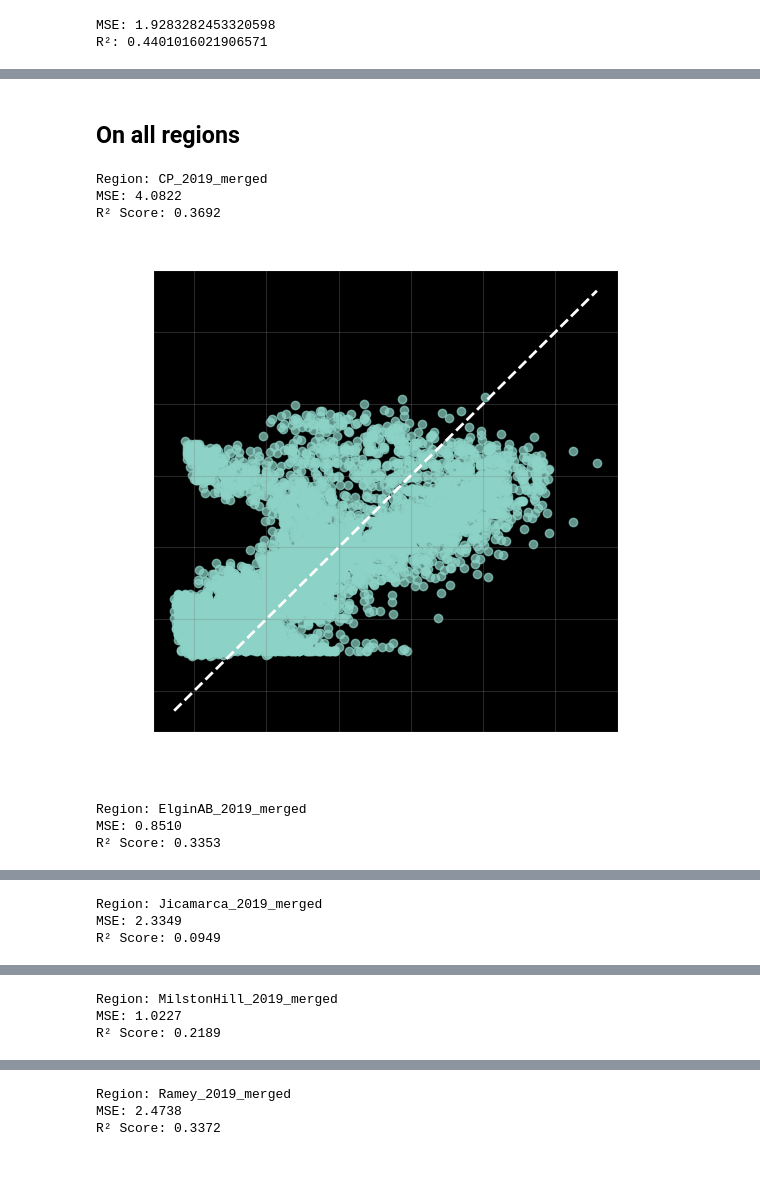
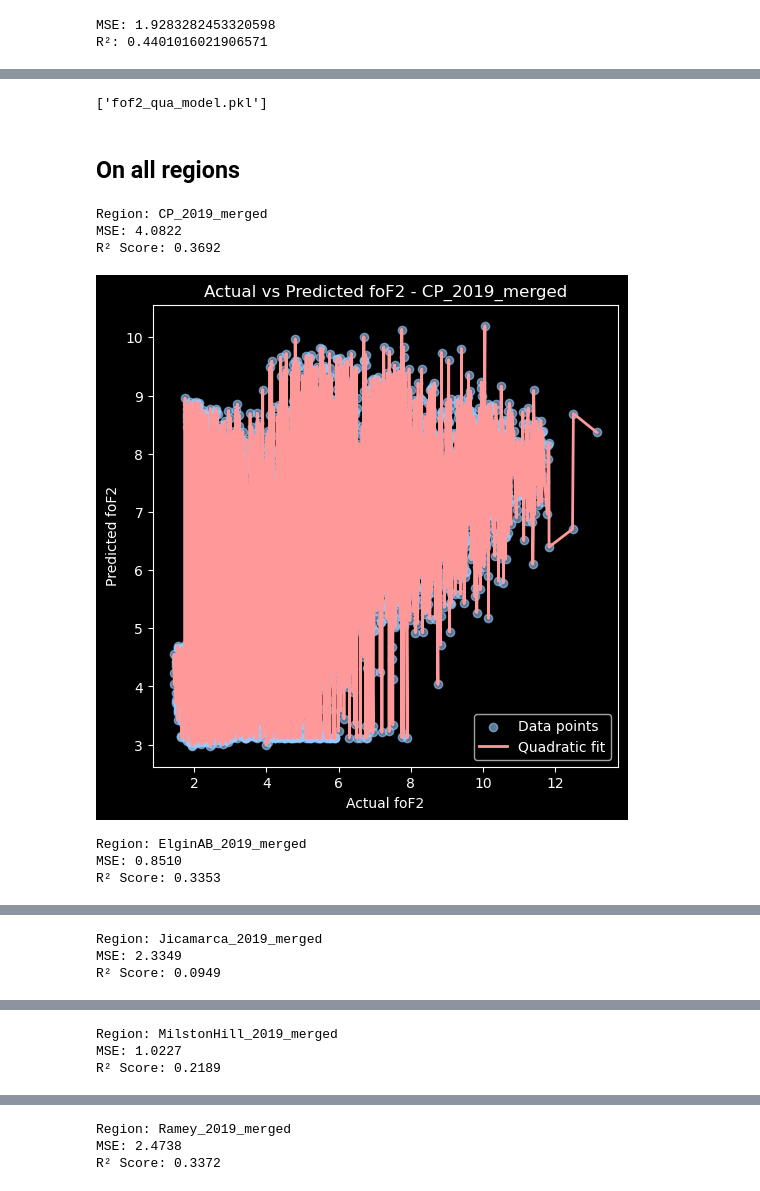
Before and after one commit to laibaa1209/Ionospheric-foF2-Modeling-ANN-ML-IRI, a Jupyter notebook: ML/quadratic_reg.ipynb, the cells around one changed output, grey strips where cells are left out. Drawn from its saved outputs; the diff is of its cells as text; code cells hidden in the pictures.

```diff
--- a/ML/quadratic_reg.ipynb
+++ b/ML/quadratic_reg.ipynb
@@ -92,0 +78,21 @@ joblib.dump(model, 'fof2_quadratic_model.pkl')
+# %%
+import numpy as np
+import matplotlib.pyplot as plt
+
+# Flatten to ensure 1D arrays
+y_test_array = np.array(y_test).reshape(-1)
+y_pred_array = np.array(y_pred).reshape(-1)
+
+# Sort by actual values for a smooth curve
+sorted_idx = np.argsort(y_test_array)
+y_test_sorted = y_test_array[sorted_idx]
+y_pred_sorted = y_pred_array[sorted_idx]
+
+plt.figure(figsize=(6,6))
+plt.scatter(y_test_array, y_pred_array, color='blue', alpha=0.7, label="Data points")
+plt.plot(y_test_sorted, y_pred_sorted, color='#ff9999', linewidth=2, label="Quadratic fit")
+plt.xlabel("Actual fof2")
+plt.ylabel("Predicted fof2")
+plt.title("Quadratic Regression: Actual vs Predicted fof2")
+plt.legend()
+plt.show()
@@ -93,5 +101,10 @@ joblib.dump(model, 'fof2_quadratic_model.pkl')
+# %%
+# Saving the model
+joblib.dump(model,'fof2_qua_model.pkl')
+# %% [output]
+['fof2_qua_model.pkl']
 # %%
-qua_model = joblib.load(r"C:\Users\Amna\fof2_quadratic_model.pkl")
+qua_model = joblib.load(r"C:\Users\Amna\fof2_qua_model.pkl")
 # %% [markdown]
 ## On all regions
 # %%
@@ -102,39 +115,46 @@ merged_folder = r"C:\Users\Amna\Regional_Dataset_F107"
 features = ['DayOfYear','Hour','Longitude', 'Latitude', 'F10.7']
 
 # Loop over each regional CSV
 for csv_file in os.listdir(merged_folder):
     if csv_file.endswith(".csv"):
         region_name = os.path.splitext(csv_file)[0]
         csv_path = os.path.join(merged_folder, csv_file)
 
         df = pd.read_csv(csv_path)
 
         X = df[features]
         y_actual = df['foF2']
 
         y_pred = qua_model.predict(X)
 
         mse = mean_squared_error(y_actual, y_pred)
         r2 = r2_score(y_actual, y_pred)
         print(f"\nRegion: {region_name}")
         print(f"MSE: {mse:.4f}")
         print(f"R² Score: {r2:.4f}")
 
+        # Flatten to 1D arrays
+        y_actual_array = np.array(y_actual).reshape(-1)
+        y_pred_array = np.array(y_pred).reshape(-1)
+
+        # Sort actual values for smooth curve
+        sorted_idx = np.argsort(y_actual_array)
+        y_actual_sorted = y_actual_array[sorted_idx]
+        y_pred_sorted = y_pred_array[sorted_idx]
+
         plt.figure(figsize=(6,6))
-        plt.style.use('dark_background')
-        plt.scatter(y_actual, y_pred, alpha=0.7)
-        plt.plot([y_actual.min(), y_actual.max()], [y_actual.min(), y_actual.max()],
-                 color='white', linestyle='--', linewidth=2)
+        plt.scatter(y_actual_array, y_pred_array, color='#99ccff', alpha=0.6, label="Data points")  # pastel blue points
+        plt.plot(y_actual_sorted, y_pred_sorted, color='#ff9999', linewidth=2, label="Quadratic fit")  # pastel red curve
         plt.xlabel("Actual foF2")
         plt.ylabel("Predicted foF2")
         plt.title(f"Actual vs Predicted foF2 - {region_name}")
-        plt.grid(True, color='gray', alpha=0.3)
+        plt.legend()
         plt.show()
 # %% [output]
 Region: CP_2019_merged
 MSE: 4.0822
 R² Score: 0.3692
-[figure, old version]
+[figure, new version]
 Region: ElginAB_2019_merged
 MSE: 0.8510
 R² Score: 0.3353
```
Also changed, not shown: parts of 5 cells of this notebook.
